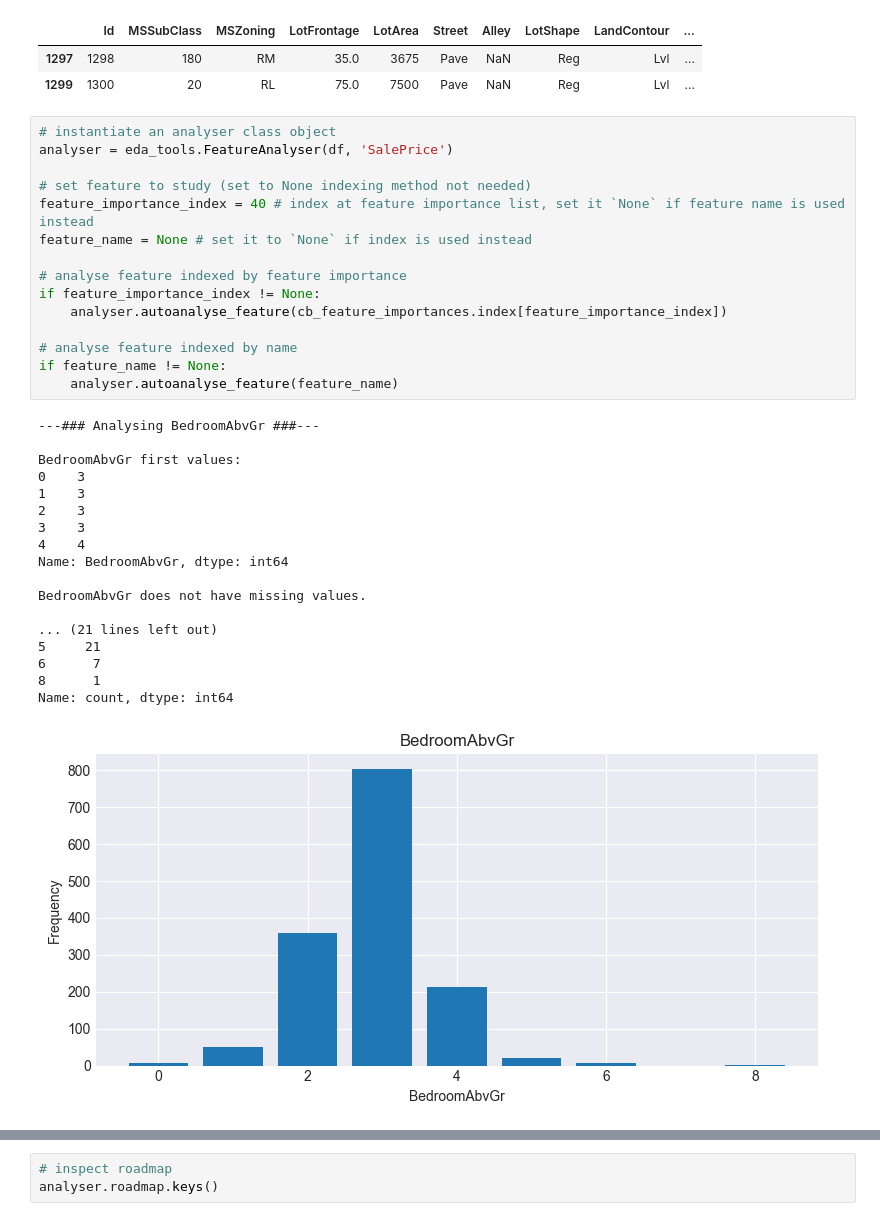
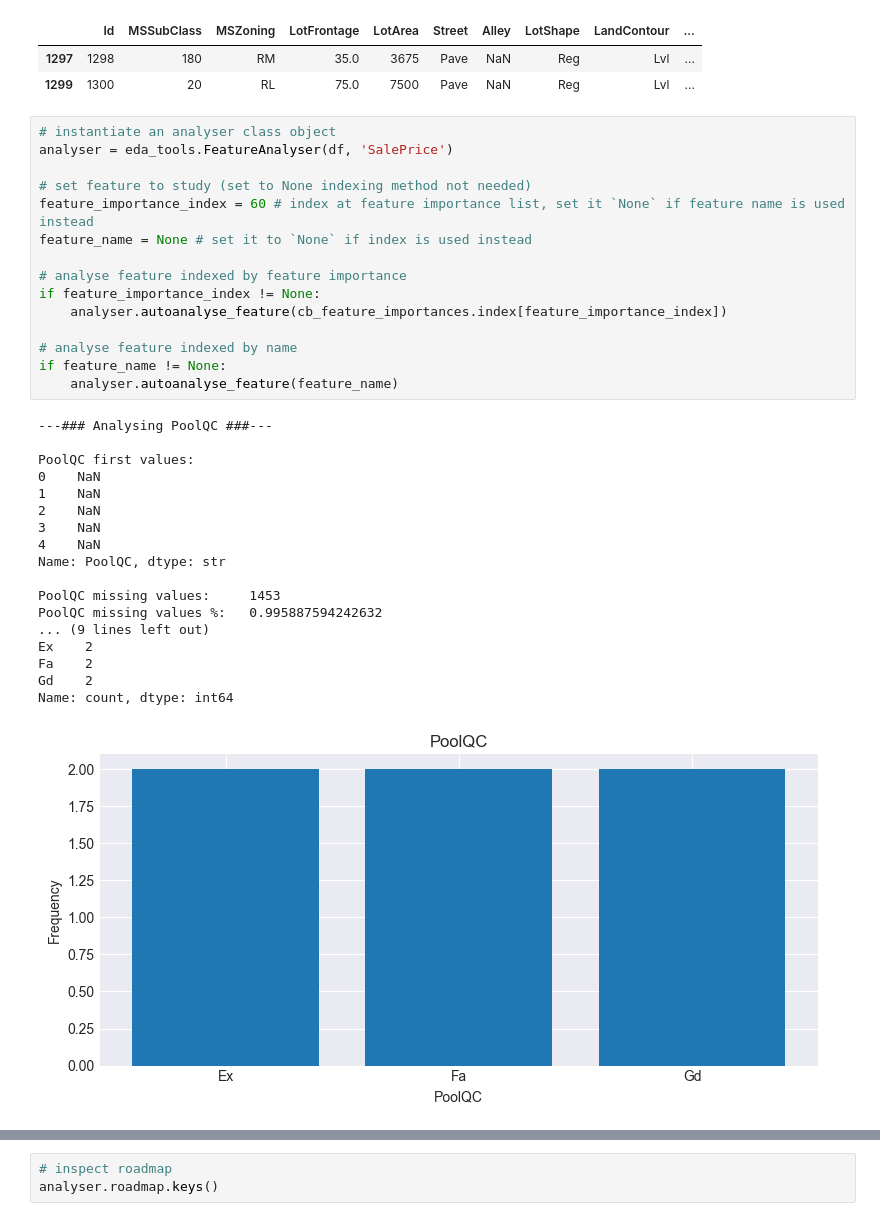
Before and after one commit to lopez-davcio/learning-journal, a Jupyter notebook: ames-housing-regression/ames-housing-analysis.ipynb, the cells around one changed output, grey strips where cells are left out. Drawn from its saved outputs; the diff is of its cells as text.

Commit message:
EDA: Analyse features ranked 41-60 by importance

```diff
--- a/ames-housing-regression/ames-housing-analysis.ipynb
+++ b/ames-housing-regression/ames-housing-analysis.ipynb
@@ -149,34 +149,34 @@ df.iloc[1297:1299]
 # %%
 # instantiate an analyser class object
 analyser = eda_tools.FeatureAnalyser(df, 'SalePrice')
 
 # set feature to study (set to None indexing method not needed)
-feature_importance_index = 40 # index at feature importance list, set it `None` if feature name is used instead
+feature_importance_index = 60 # index at feature importance list, set it `None` if feature name is used instead
 feature_name = None # set it to `None` if index is used instead
 
 # analyse feature indexed by feature importance
 if feature_importance_index != None:
     analyser.autoanalyse_feature(cb_feature_importances.index[feature_importance_index])
 
 # analyse feature indexed by name
 if feature_name != None:
     analyser.autoanalyse_feature(feature_name)
 # %% [output]
----### Analysing BedroomAbvGr ###---
+---### Analysing PoolQC ###---
 
-BedroomAbvGr first values:
-0    3
-1    3
-2    3
-3    3
-4    4
-Name: BedroomAbvGr, dtype: int64
+PoolQC first values:
+0    NaN
+1    NaN
+2    NaN
+3    NaN
+4    NaN
+Name: PoolQC, dtype: str
 
-BedroomAbvGr does not have missing values.
-
-... (21 lines left out)
-5     21
-6      7
-8      1
+PoolQC missing values:     1453
+PoolQC missing values %:   0.995887594242632
+... (9 lines left out)
+Ex    2
+Fa    2
+Gd    2
 Name: count, dtype: int64
-[figure, old version]
+[figure, new version]
```
Also changed, not shown: parts of 4 cells of this notebook, 1 other file.
